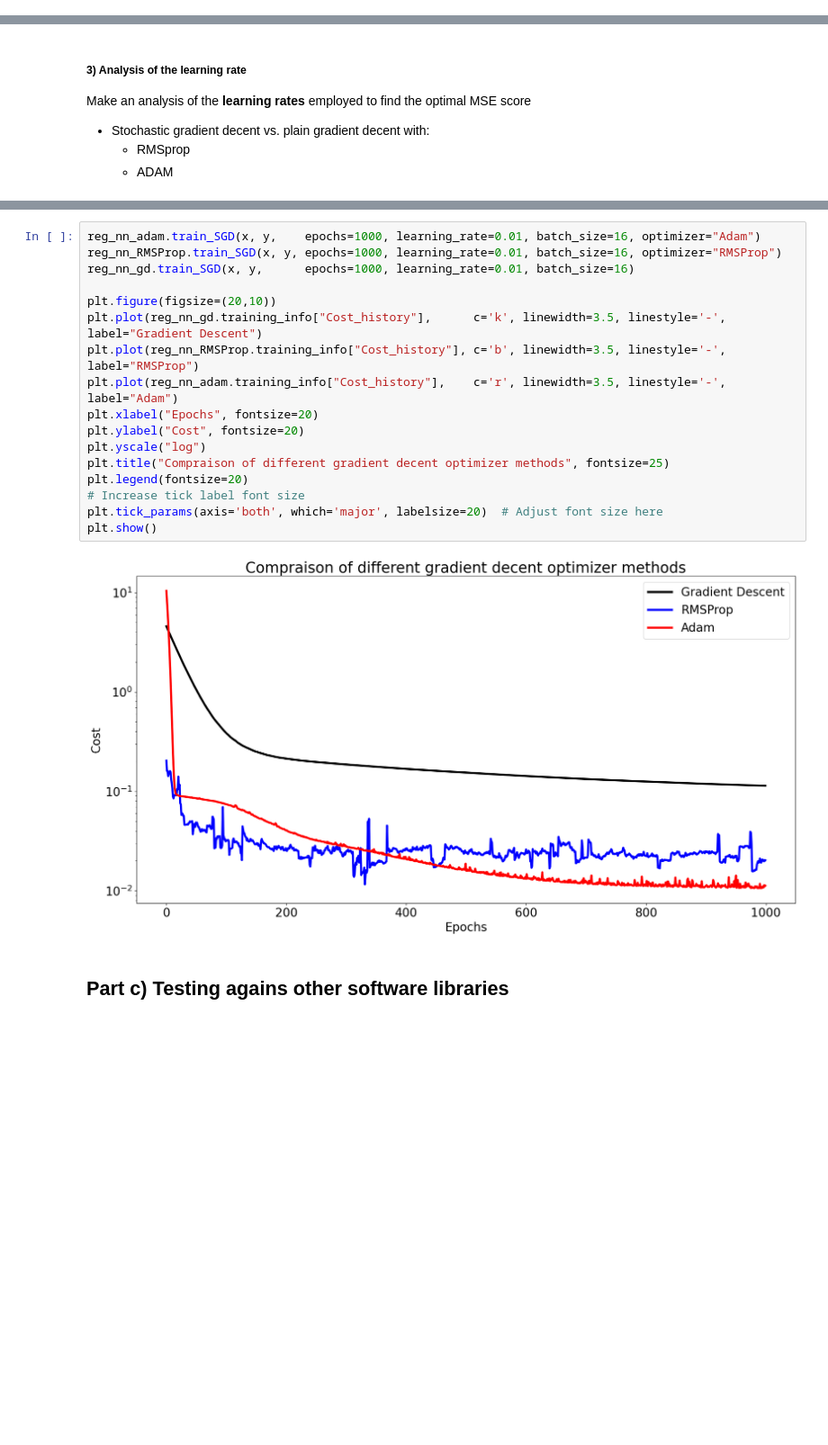
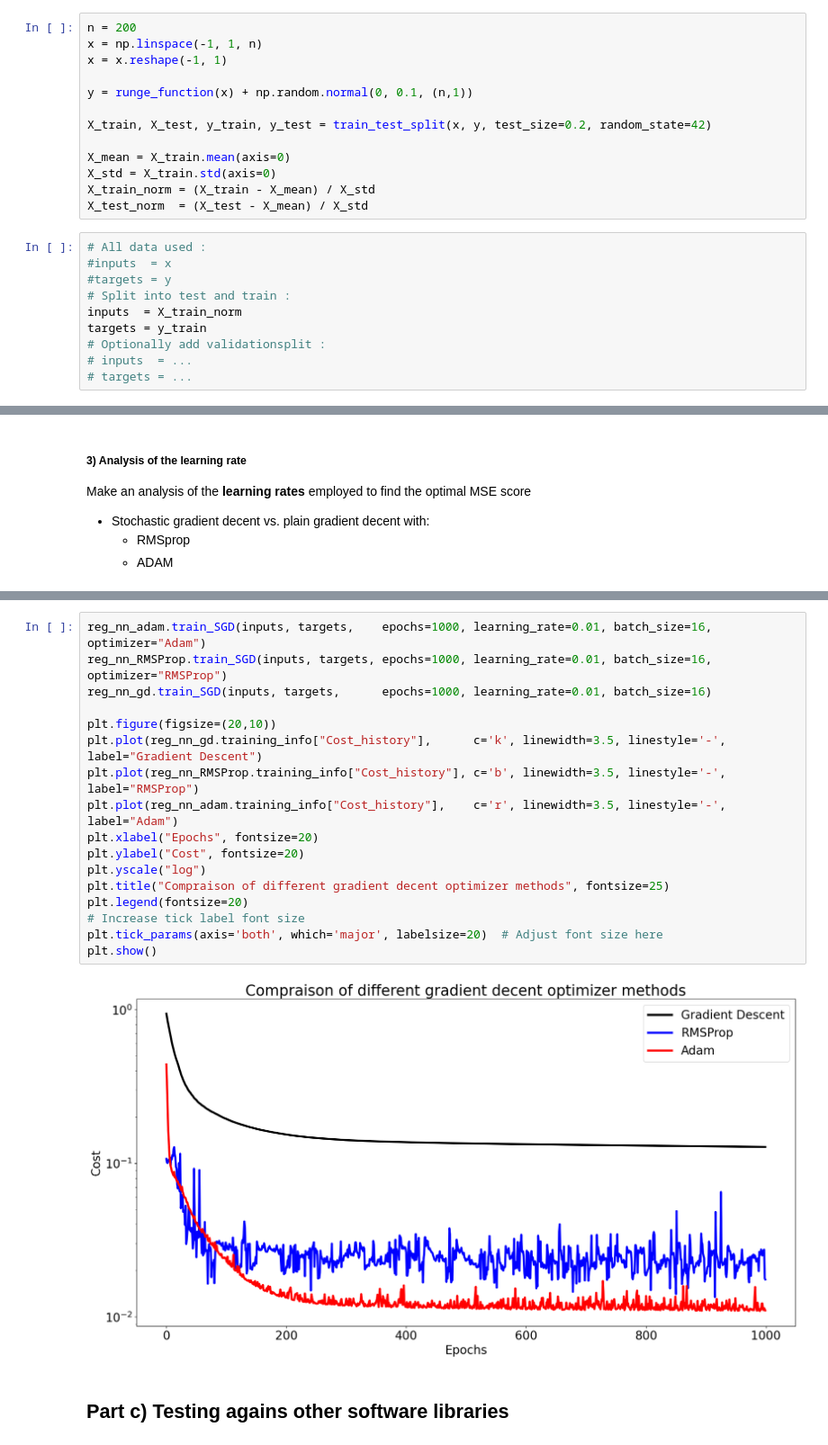
Before and after one commit to kjes4pres/Project_2_FYSSTK, a Jupyter notebook: Code/main/main_all.ipynb, the cells around one changed output, grey strips where cells are left out. Shown at 90% size. Saved outputs shown, nothing was run; the diff lists cells and outputs as text; blank space fills up the shorter version.

Commit message:
train test split

```diff
--- a/Code/main/main_all.ipynb
+++ b/Code/main/main_all.ipynb
@@ -57,0 +56,23 @@ y = 1/(1 + 25 * x**2) + 0.1 * np.random.normal(0, 1, x.shape)
+# %%
+n = 200
+x = np.linspace(-1, 1, n)
+x = x.reshape(-1, 1)
+
+y = runge_function(x) + np.random.normal(0, 0.1, (n,1))
+
+X_train, X_test, y_train, y_test = train_test_split(x, y, test_size=0.2, random_state=42)
+
+X_mean = X_train.mean(axis=0)
+X_std = X_train.std(axis=0)
+X_train_norm = (X_train - X_mean) / X_std
+X_test_norm  = (X_test - X_mean) / X_std
+# %%
+# All data used :
+#inputs  = x
+#targets = y
+# Split into test and train :
+inputs  = X_train_norm
+targets = y_train
+# Optionally add validationsplit :
+# inputs  = ...
+# targets = ...
@@ -76,22 +99,22 @@ reg_nn_gd = NeuralNetwork(1, [8, 1], [sigmoid, identity], [derivate(sigmoid), de
 # %%
-reg_nn_adam.train_SGD(x, y,    epochs=1000, learning_rate=0.01, batch_size=16, optimizer="Adam")
-reg_nn_RMSProp.train_SGD(x, y, epochs=1000, learning_rate=0.01, batch_size=16, optimizer="RMSProp")
-reg_nn_gd.train_SGD(x, y,      epochs=1000, learning_rate=0.01, batch_size=16)
+reg_nn_adam.train_SGD(inputs, targets,    epochs=1000, learning_rate=0.01, batch_size=16, optimizer="Adam")
+reg_nn_RMSProp.train_SGD(inputs, targets, epochs=1000, learning_rate=0.01, batch_size=16, optimizer="RMSProp")
+reg_nn_gd.train_SGD(inputs, targets,      epochs=1000, learning_rate=0.01, batch_size=16)
 
 plt.figure(figsize=(20,10))
 plt.plot(reg_nn_gd.training_info["Cost_history"],      c='k', linewidth=3.5, linestyle='-', label="Gradient Descent")
 plt.plot(reg_nn_RMSProp.training_info["Cost_history"], c='b', linewidth=3.5, linestyle='-', label="RMSProp")
 plt.plot(reg_nn_adam.training_info["Cost_history"],    c='r', linewidth=3.5, linestyle='-', label="Adam")
 plt.xlabel("Epochs", fontsize=20)
 plt.ylabel("Cost", fontsize=20)
 plt.yscale("log")
 plt.title("Compraison of different gradient decent optimizer methods", fontsize=25)
 plt.legend(fontsize=20)
 # Increase tick label font size
 plt.tick_params(axis='both', which='major', labelsize=20)  # Adjust font size here
 plt.show()
 # %% [output]
-[figure, old version]
+[figure, new version]
 # %% [markdown]
 ## Part c) Testing agains other software libraries
 # %% [markdown]
```
Also changed, not shown: parts of 12 cells of this notebook.
